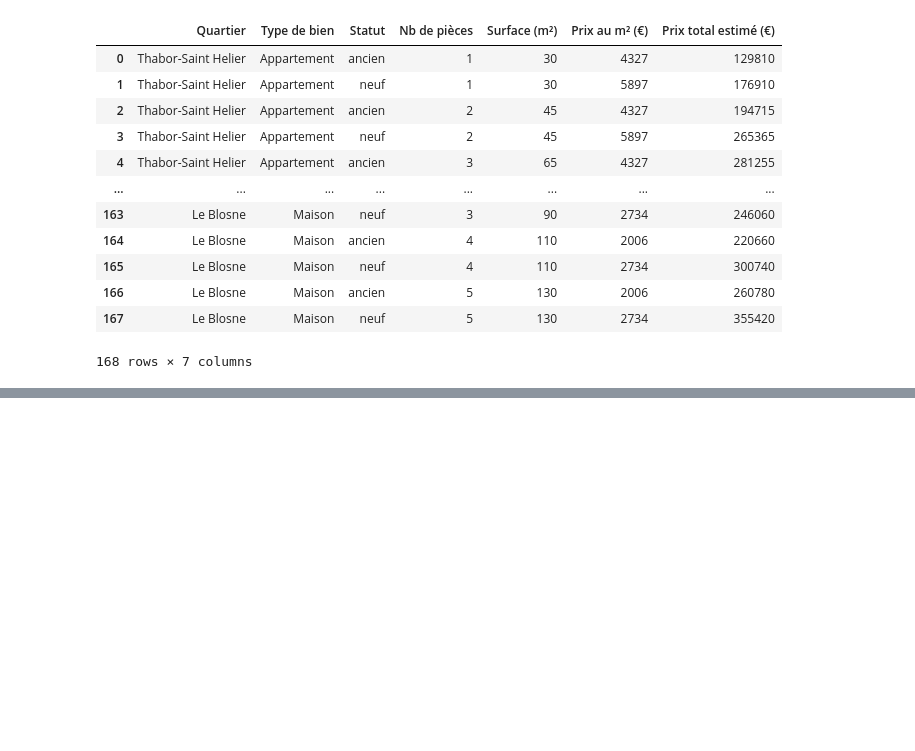
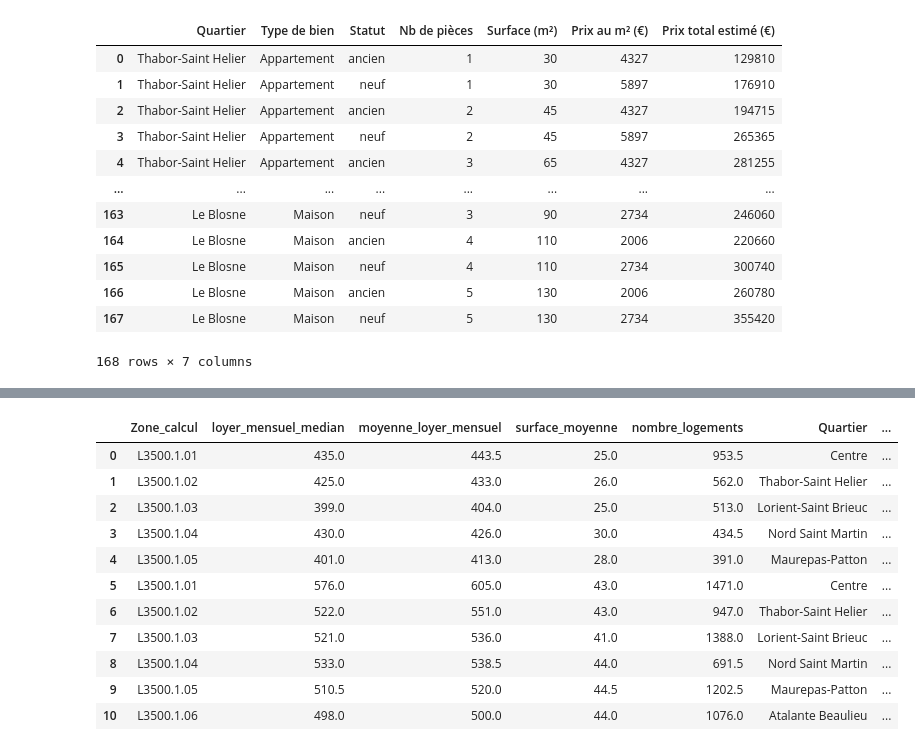
Before and after one commit to adam2504/Analyse_Donnees_Foncieres, a Jupyter notebook: notebook_lucien.ipynb, the cells around one changed output, grey strips where cells are left out. Cells and saved outputs as stored; diff of their text form; code cells hidden in the pictures; blank space fills up the shorter version.

```diff
--- a/notebook_lucien.ipynb
+++ b/notebook_lucien.ipynb
@@ -285 +272,50 @@ display(df_etudiants.head(10))
+# %%
+# --- Définition des plages de surface ---
+plages = [
+    (20, 35, "30"),
+    (35, 50, "45")
+]
+
+colonnes_numeriques = [
+    "loyer_median", "loyer_moyen",
+    "loyer_mensuel_median", "moyenne_loyer_mensuel",
+    "surface_moyenne", "nombre_logements"
+]
+
+# Liste pour stocker les DataFrames intermédiaires
+dfs = []
+
+for bas, haut, label in plages:
+    df_temp = df2[
+        (df2["Type_habitat"] == "Appartement") &
+        (df2["surface_moyenne"].between(bas, haut))
+    ].copy()
+
+    df_group = (
+        df_temp
+        .groupby("Zone_calcul", as_index=False)[colonnes_numeriques]
+        .median(numeric_only=True)
+    )
+    df_group["Quartier"] = df_group["Zone_calcul"].map(mapping_zones).fillna("Inconnu")
+    df_group["Catégorie_surface_environ"] = label
+
+    dfs.append(df_group)
+
+# Fusion de toutes les catégories dans un seul DataFrame
+df_grouped = pd.concat(dfs, ignore_index=True)
+
+display(df_grouped)
+# %% [output]
+|  | Zone_calcul | loyer_mensuel_median | moyenne_loyer_mensuel | surface_moyenne | nombre_logements | Quartier | ... |
+| 0 | L3500.1.01 | 435.0 | 443.5 | 25.0 | 953.5 | Centre | ... |
+| 1 | L3500.1.02 | 425.0 | 433.0 | 26.0 | 562.0 | Thabor-Saint Helier | ... |
+| 2 | L3500.1.03 | 399.0 | 404.0 | 25.0 | 513.0 | Lorient-Saint Brieuc | ... |
+| 3 | L3500.1.04 | 430.0 | 426.0 | 30.0 | 434.5 | Nord Saint Martin | ... |
+| 4 | L3500.1.05 | 401.0 | 413.0 | 28.0 | 391.0 | Maurepas-Patton | ... |
+| 5 | L3500.1.01 | 576.0 | 605.0 | 43.0 | 1471.0 | Centre | ... |
+| 6 | L3500.1.02 | 522.0 | 551.0 | 43.0 | 947.0 | Thabor-Saint Helier | ... |
+| 7 | L3500.1.03 | 521.0 | 536.0 | 41.0 | 1388.0 | Lorient-Saint Brieuc | ... |
+| 8 | L3500.1.04 | 533.0 | 538.5 | 44.0 | 691.5 | Nord Saint Martin | ... |
+| 9 | L3500.1.05 | 510.5 | 520.0 | 44.5 | 1202.5 | Maurepas-Patton | ... |
+| 10 | L3500.1.06 | 498.0 | 500.0 | 44.0 | 1076.0 | Atalante Beaulieu | ... |
 # %%
```
Also changed, not shown: parts of 8 cells of this notebook.
